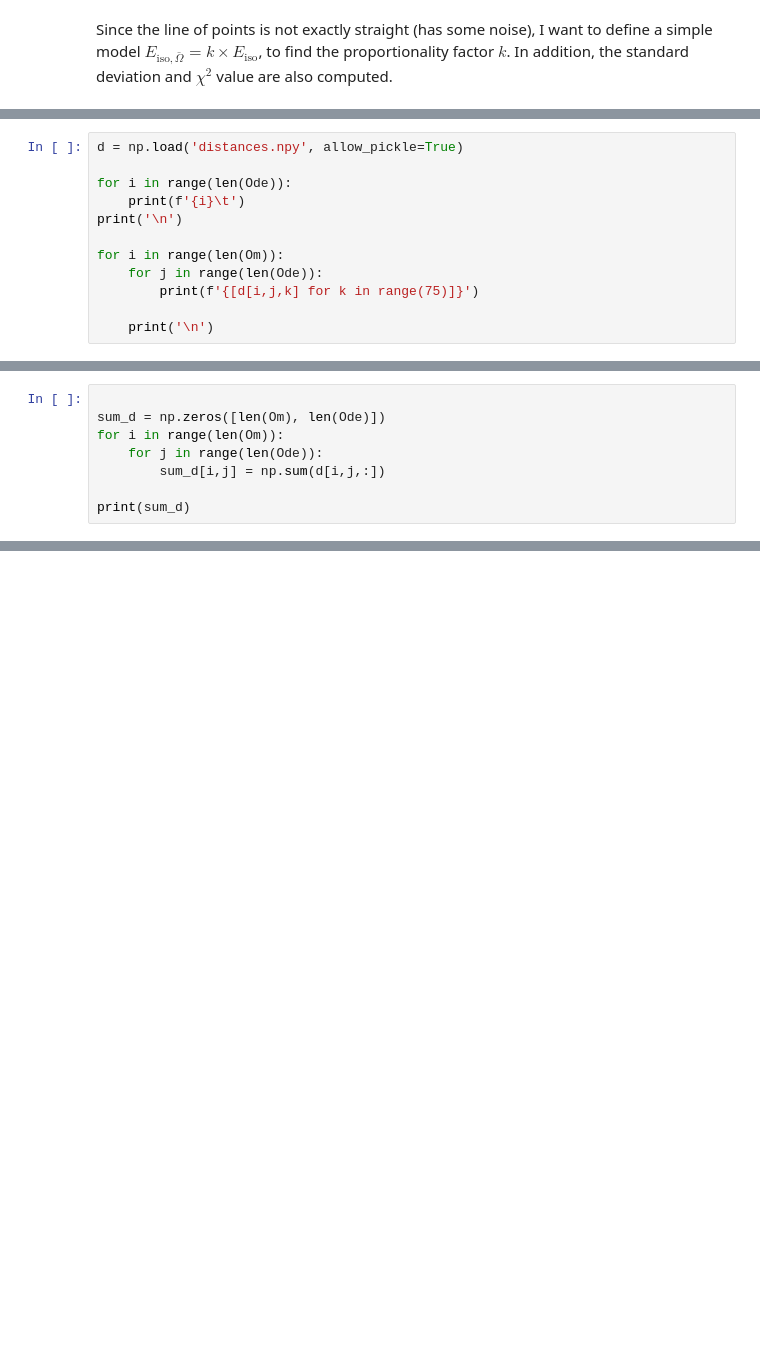
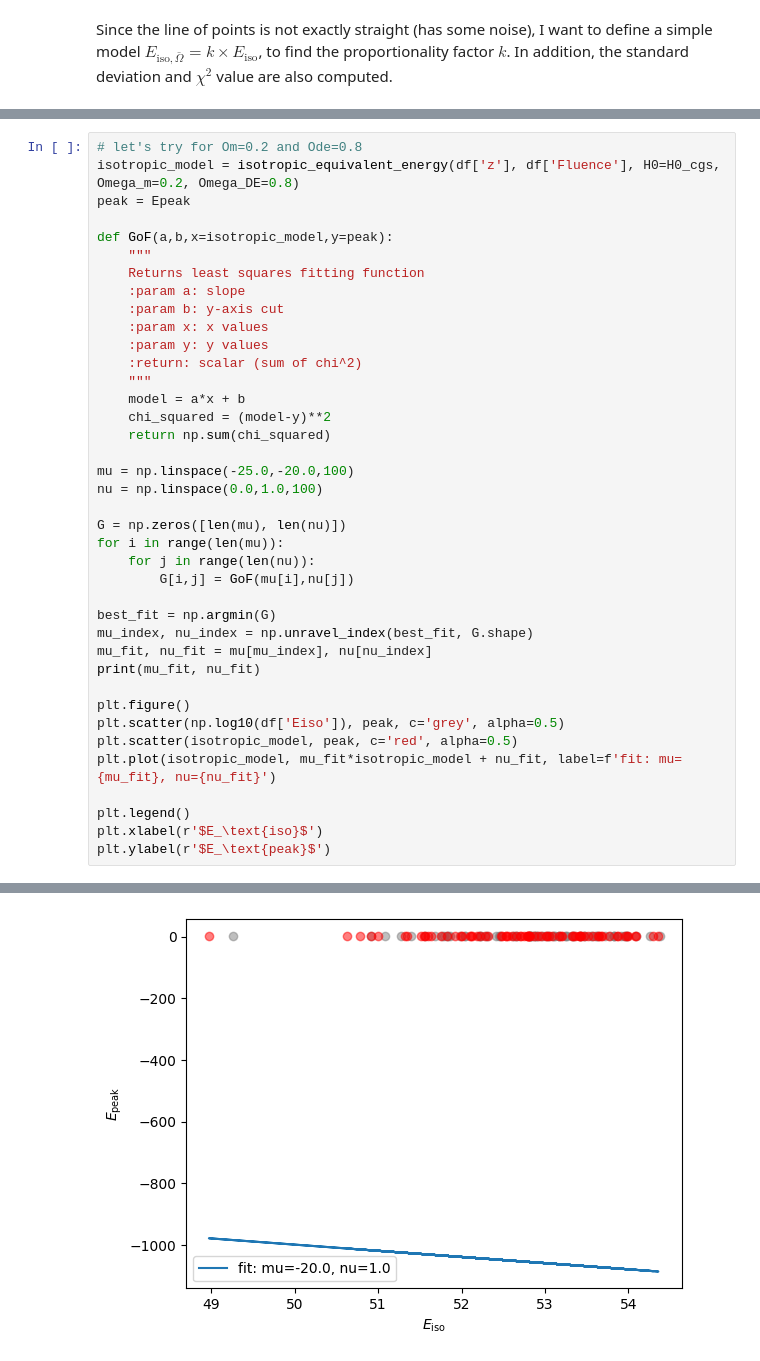
Before and after one commit to joanalnu/OAB-INAF, a Jupyter notebook: Epeak_Eiso_cosmology.ipynb, the cells around one changed output, grey strips where cells are left out. Drawn from its saved outputs; the diff is of its cells as text; blank space fills up the shorter version.

```diff
--- a/Epeak_Eiso_cosmology.ipynb
+++ b/Epeak_Eiso_cosmology.ipynb
@@ -179,12 +188,0 @@ At this point we have computed the distances between data points and fitted line
-# %%
-d = np.load('distances.npy', allow_pickle=True)
-
-for i in range(len(Ode)):
-    print(f'{i}\t')
-print('\n')
-
-for i in range(len(Om)):
-    for j in range(len(Ode)):
-        print(f'{[d[i,j,k] for k in range(75)]}')
-
-    print('\n')
@@ -209,8 +188,0 @@ for i in range(len(Om)):
-# %%
-
-sum_d = np.zeros([len(Om), len(Ode)])
-for i in range(len(Om)):
-    for j in range(len(Ode)):
-        sum_d[i,j] = np.sum(d[i,j,:])
-
-print(sum_d)
@@ -244,0 +191,40 @@ plt.contourf(Om, Ode, np.log10(sum_d), cmap='jet')
+# %%
+# let's try for Om=0.2 and Ode=0.8
+isotropic_model = isotropic_equivalent_energy(df['z'], df['Fluence'], H0=H0_cgs, Omega_m=0.2, Omega_DE=0.8)
+peak = Epeak
+
+def GoF(a,b,x=isotropic_model,y=peak):
+    """
+    Returns least squares fitting function
+    :param a: slope
+    :param b: y-axis cut
+    :param x: x values
+    :param y: y values
+    :return: scalar (sum of chi^2)
+    """
+    model = a*x + b
+    chi_squared = (model-y)**2
+    return np.sum(chi_squared)
+
+mu = np.linspace(-25.0,-20.0,100)
+nu = np.linspace(0.0,1.0,100)
+
+G = np.zeros([len(mu), len(nu)])
+for i in range(len(mu)):
+    for j in range(len(nu)):
+        G[i,j] = GoF(mu[i],nu[j])
+
+best_fit = np.argmin(G)
+mu_index, nu_index = np.unravel_index(best_fit, G.shape)
+mu_fit, nu_fit = mu[mu_index], nu[nu_index]
+print(mu_fit, nu_fit)
+
+plt.figure()
+plt.scatter(np.log10(df['Eiso']), peak, c='grey', alpha=0.5)
+plt.scatter(isotropic_model, peak, c='red', alpha=0.5)
+plt.plot(isotropic_model, mu_fit*isotropic_model + nu_fit, label=f'fit: mu={mu_fit}, nu={nu_fit}')
+
+plt.legend()
+plt.xlabel(r'$E_\text{iso}$')
+plt.ylabel(r'$E_\text{peak}$')
+# %% [output]
@@ -244,0 +233 @@ plt.contourf(Om, Ode, np.log10(sum_d), cmap='jet')
+[figure, added]
```
Also changed, not shown: parts of 15 cells of this notebook.
